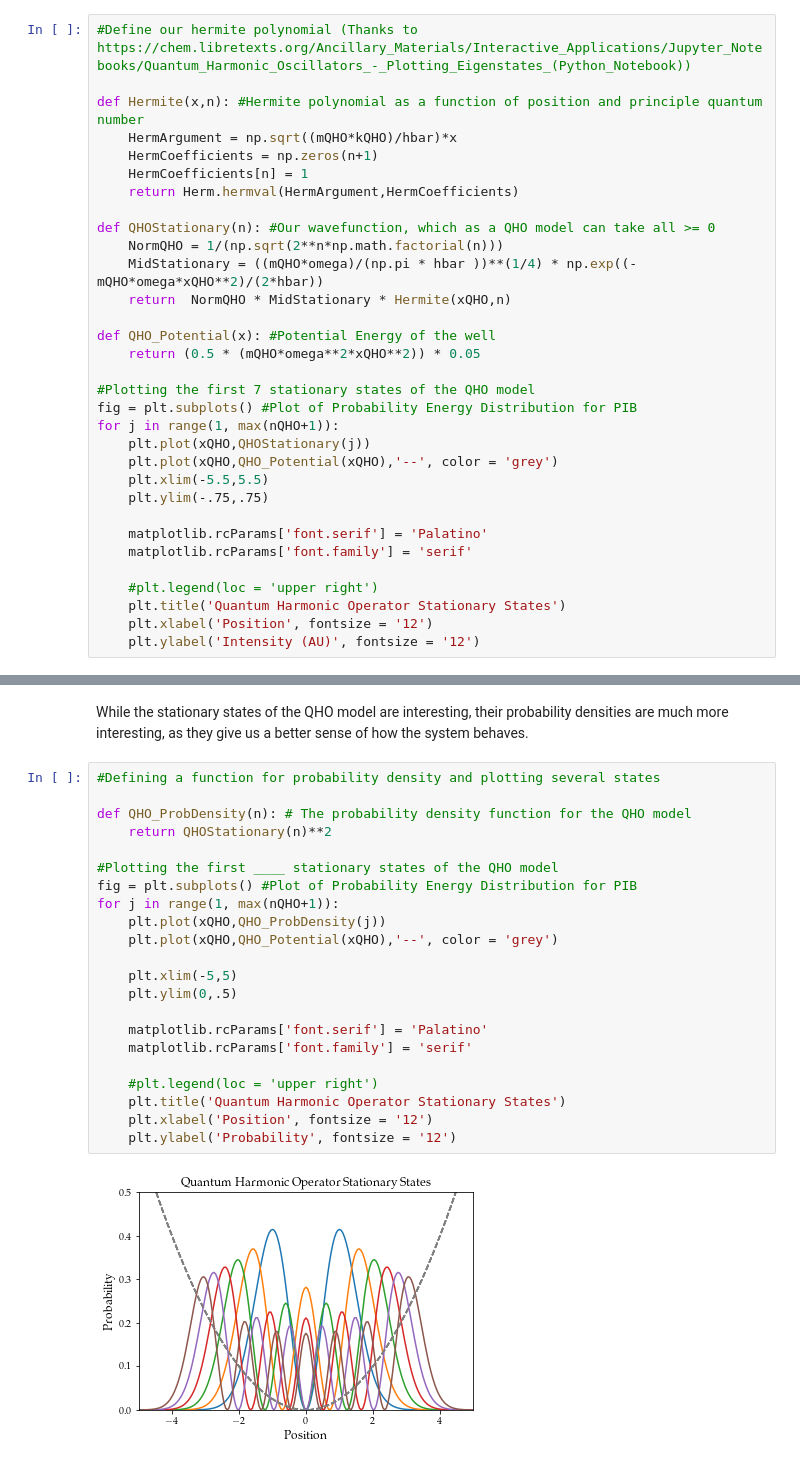
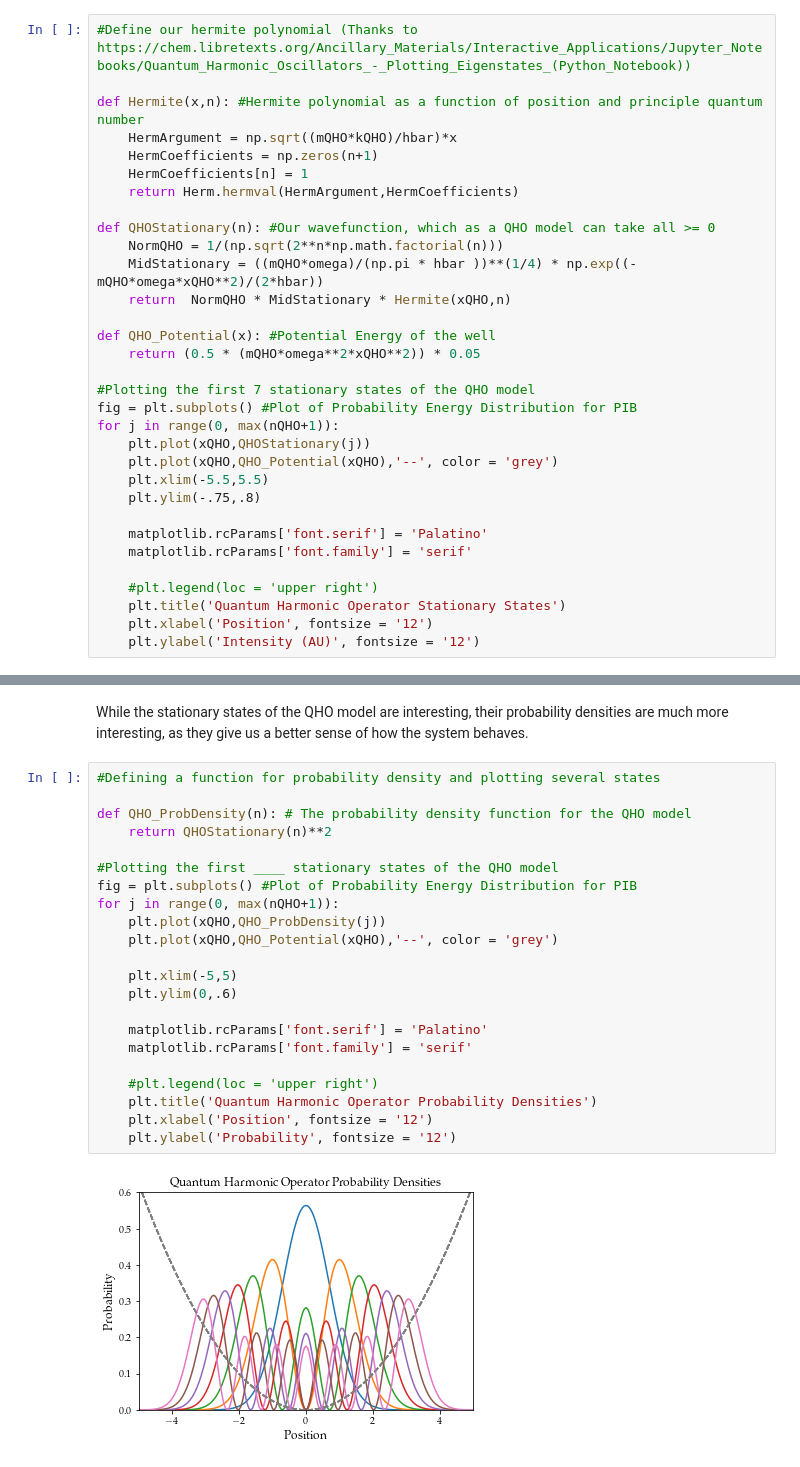
Before and after one commit to jmsieffer/ChemPhysicsMisc, a Jupyter notebook: ChemPhysicsMisc/QuantumModels/QMModels/QMModels.ipynb, the cells around one changed output, grey strips where cells are left out. Cells and saved outputs as stored; diff of their text form.

```diff
--- a/ChemPhysicsMisc/QuantumModels/QMModels/QMModels.ipynb
+++ b/ChemPhysicsMisc/QuantumModels/QMModels/QMModels.ipynb
@@ -191,11 +191,11 @@ def QHO_Potential(x): #Potential Energy of the well
 
 #Plotting the first 7 stationary states of the QHO model
 fig = plt.subplots() #Plot of Probability Energy Distribution for PIB
-for j in range(1, max(nQHO+1)):
+for j in range(0, max(nQHO+1)):
     plt.plot(xQHO,QHOStationary(j))
     plt.plot(xQHO,QHO_Potential(xQHO),'--', color = 'grey')
     plt.xlim(-5.5,5.5)
-    plt.ylim(-.75,.75)
+    plt.ylim(-.75,.8)
 
     matplotlib.rcParams['font.serif'] = 'Palatino'
     matplotlib.rcParams['font.family'] = 'serif'
@@ -211,24 +211,24 @@ While the stationary states of the QHO model are interesting, their probability
 # %%
 #Defining a function for probability density and plotting several states
 
 def QHO_ProbDensity(n): # The probability density function for the QHO model
     return QHOStationary(n)**2
 
 #Plotting the first ____ stationary states of the QHO model
 fig = plt.subplots() #Plot of Probability Energy Distribution for PIB
-for j in range(1, max(nQHO+1)):
+for j in range(0, max(nQHO+1)):
     plt.plot(xQHO,QHO_ProbDensity(j))
     plt.plot(xQHO,QHO_Potential(xQHO),'--', color = 'grey')
 
     plt.xlim(-5,5)
-    plt.ylim(0,.5)
+    plt.ylim(0,.6)
 
     matplotlib.rcParams['font.serif'] = 'Palatino'
     matplotlib.rcParams['font.family'] = 'serif'
 
     #plt.legend(loc = 'upper right')
-    plt.title('Quantum Harmonic Operator Stationary States')
+    plt.title('Quantum Harmonic Operator Probability Densities')
     plt.xlabel('Position', fontsize = '12')
     plt.ylabel('Probability', fontsize = '12')
 # %% [output]
-[figure, old version]
+[figure, new version]
```
Also changed, not shown: parts of 6 cells of this notebook.
